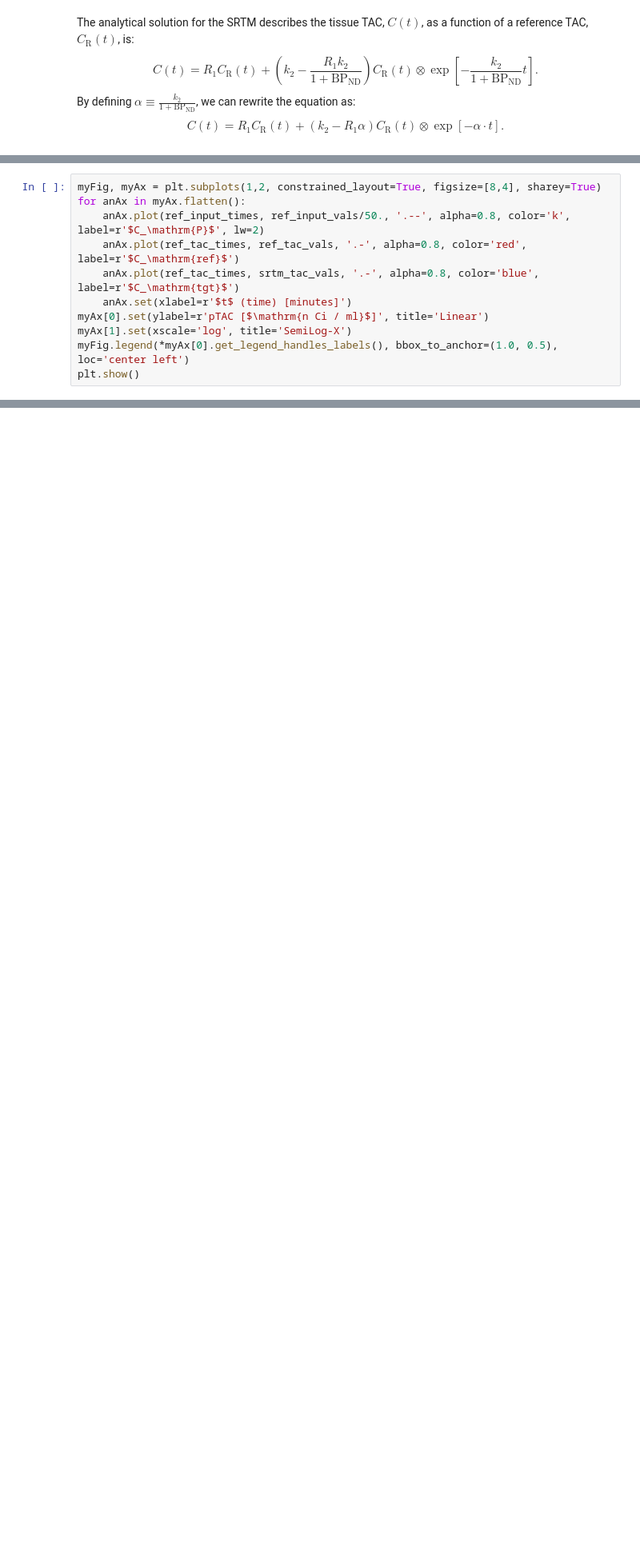
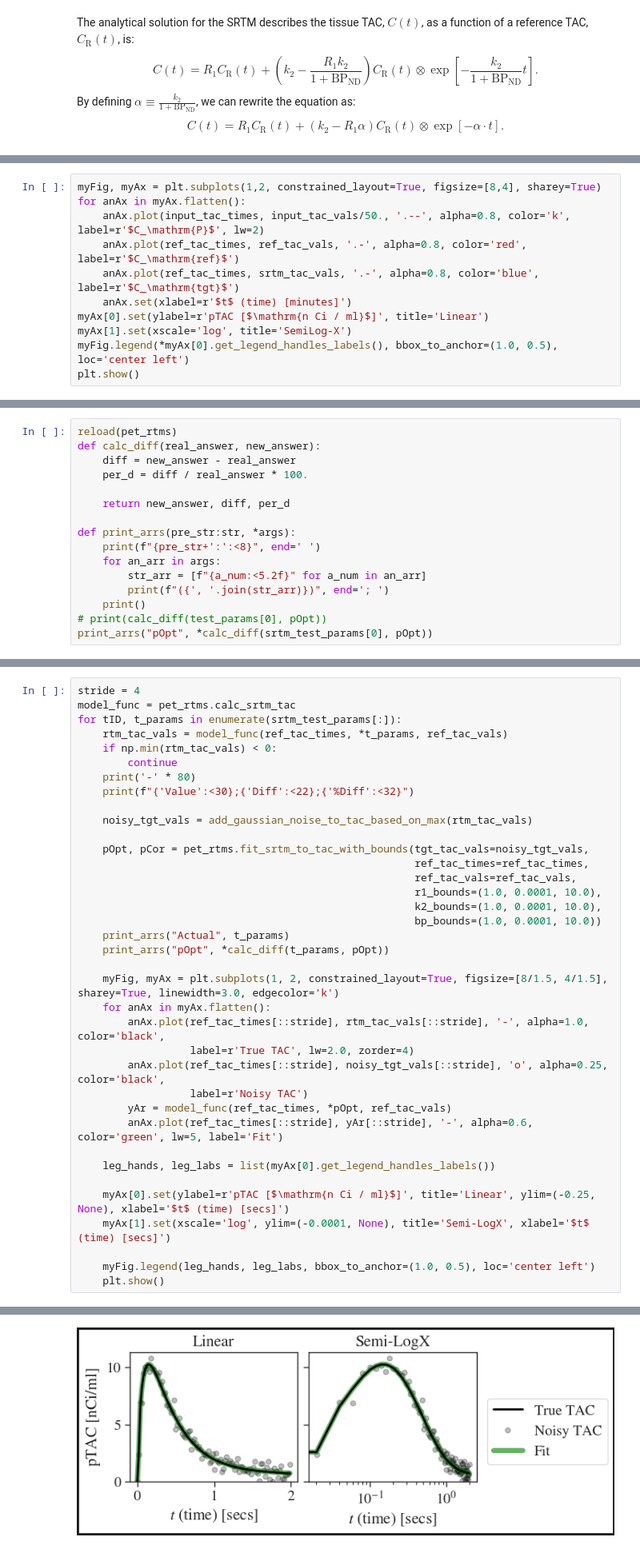
Before and after one commit to noahg-neuroimage/PETProcessing-fork2, a Jupyter notebook: test_notebooks/testing_RTMs/01_testing_RTMs.ipynb, the cells around one changed output, grey strips where cells are left out. Shown at 80% size. Drawn from its saved outputs; the diff is of its cells as text; blank space fills up the shorter version.

Commit message:
Added a simple visual confirmation for the SRTM fits, and a more extensive scatter plot comparing fits to real values (for both unbounded and bounded fits).

```diff
--- a/test_notebooks/testing_RTMs/01_testing_RTMs.ipynb
+++ b/test_notebooks/testing_RTMs/01_testing_RTMs.ipynb
@@ -45,7 +50,7 @@ srtm_tac_vals = pet_rtms.calc_srtm_tac(tac_times=ref_tac_times,
 # %%
 myFig, myAx = plt.subplots(1,2, constrained_layout=True, figsize=[8,4], sharey=True)
 for anAx in myAx.flatten():
-    anAx.plot(ref_input_times, ref_input_vals/50., '.--', alpha=0.8, color='k', label=r'$C_\mathrm{P}$', lw=2)
+    anAx.plot(input_tac_times, input_tac_vals/50., '.--', alpha=0.8, color='k', label=r'$C_\mathrm{P}$', lw=2)
     anAx.plot(ref_tac_times, ref_tac_vals, '.-', alpha=0.8, color='red', label=r'$C_\mathrm{ref}$')
     anAx.plot(ref_tac_times, srtm_tac_vals, '.-', alpha=0.8, color='blue', label=r'$C_\mathrm{tgt}$')
     anAx.set(xlabel=r'$t$ (time) [minutes]')
@@ -57,0 +92,16 @@ plt.show()
+# %%
+reload(pet_rtms)
+def calc_diff(real_answer, new_answer):
+    diff = new_answer - real_answer
+    per_d = diff / real_answer * 100.
+
+    return new_answer, diff, per_d
+
+def print_arrs(pre_str:str, *args):
+    print(f"{pre_str+':':<8}", end=' ')
+    for an_arr in args:
+        str_arr = [f"{a_num:<5.2f}" for a_num in an_arr]
+        print(f"({', '.join(str_arr)})", end='; ')
+    print()
+# print(calc_diff(test_params[0], pOpt))
+print_arrs("pOpt", *calc_diff(srtm_test_params[0], pOpt))
@@ -57,0 +110,38 @@ plt.show()
+# %%
+stride = 4
+model_func = pet_rtms.calc_srtm_tac
+for tID, t_params in enumerate(srtm_test_params[:]):
+    rtm_tac_vals = model_func(ref_tac_times, *t_params, ref_tac_vals)
+    if np.min(rtm_tac_vals) < 0:
+        continue
+    print('-' * 80)
+    print(f"{'Value':<30};{'Diff':<22};{'%Diff':<32}")
+
+    noisy_tgt_vals = add_gaussian_noise_to_tac_based_on_max(rtm_tac_vals)
+
+    pOpt, pCor = pet_rtms.fit_srtm_to_tac_with_bounds(tgt_tac_vals=noisy_tgt_vals,
+                                                      ref_tac_times=ref_tac_times,
+                                                      ref_tac_vals=ref_tac_vals,
+                                                      r1_bounds=(1.0, 0.0001, 10.0),
+                                                      k2_bounds=(1.0, 0.0001, 10.0),
+                                                      bp_bounds=(1.0, 0.0001, 10.0))
+    print_arrs("Actual", t_params)
+    print_arrs("pOpt", *calc_diff(t_params, pOpt))
+
+    myFig, myAx = plt.subplots(1, 2, constrained_layout=True, figsize=[8/1.5, 4/1.5], sharey=True, linewidth=3.0, edgecolor='k')
+    for anAx in myAx.flatten():
+        anAx.plot(ref_tac_times[::stride], rtm_tac_vals[::stride], '-', alpha=1.0, color='black',
+                  label=r'True TAC', lw=2.0, zorder=4)
+        anAx.plot(ref_tac_times[::stride], noisy_tgt_vals[::stride], 'o', alpha=0.25, color='black',
+                  label=r'Noisy TAC')
+        yAr = model_func(ref_tac_times, *pOpt, ref_tac_vals)
+        anAx.plot(ref_tac_times[::stride], yAr[::stride], '-', alpha=0.6, color='green', lw=5, label='Fit')
+
+    leg_hands, leg_labs = list(myAx[0].get_legend_handles_labels())
+
+    myAx[0].set(ylabel=r'pTAC [$\mathrm{n Ci / ml}$]', title='Linear', ylim=(-0.25, None), xlabel='$t$ (time) [secs]')
+    myAx[1].set(xscale='log', ylim=(-0.0001, None), title='Semi-LogX', xlabel='$t$ (time) [secs]')
+
+    myFig.legend(leg_hands, leg_labs, bbox_to_anchor=(1.0, 0.5), loc='center left')
+    plt.show()
+# %% [output]
@@ -57,0 +152 @@ plt.show()
+[figure, added]
```
Also changed, not shown: parts of 19 cells of this notebook.
